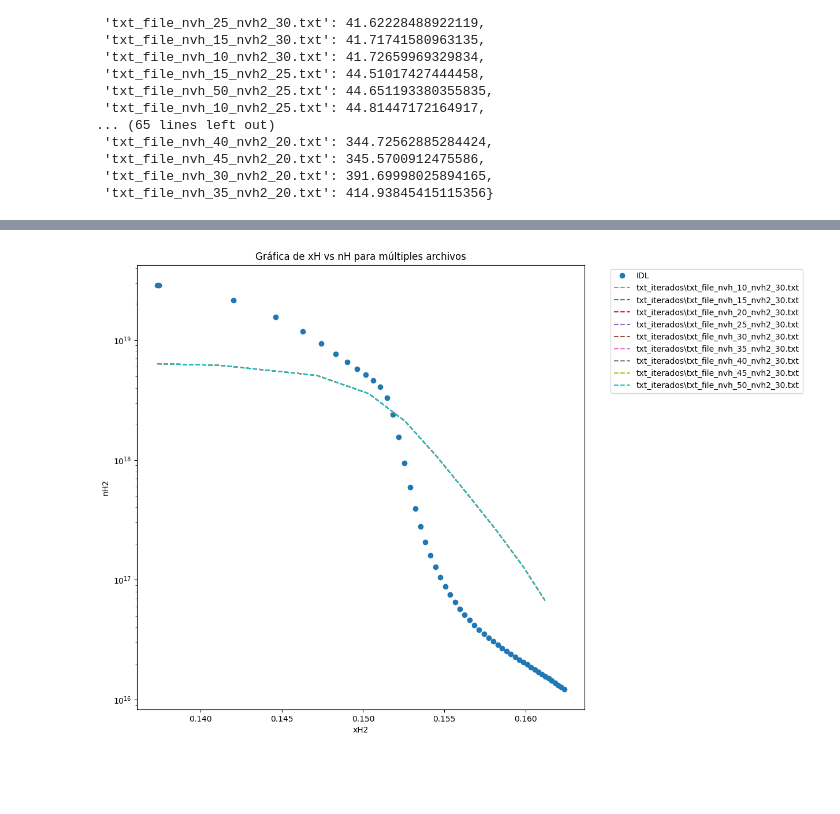
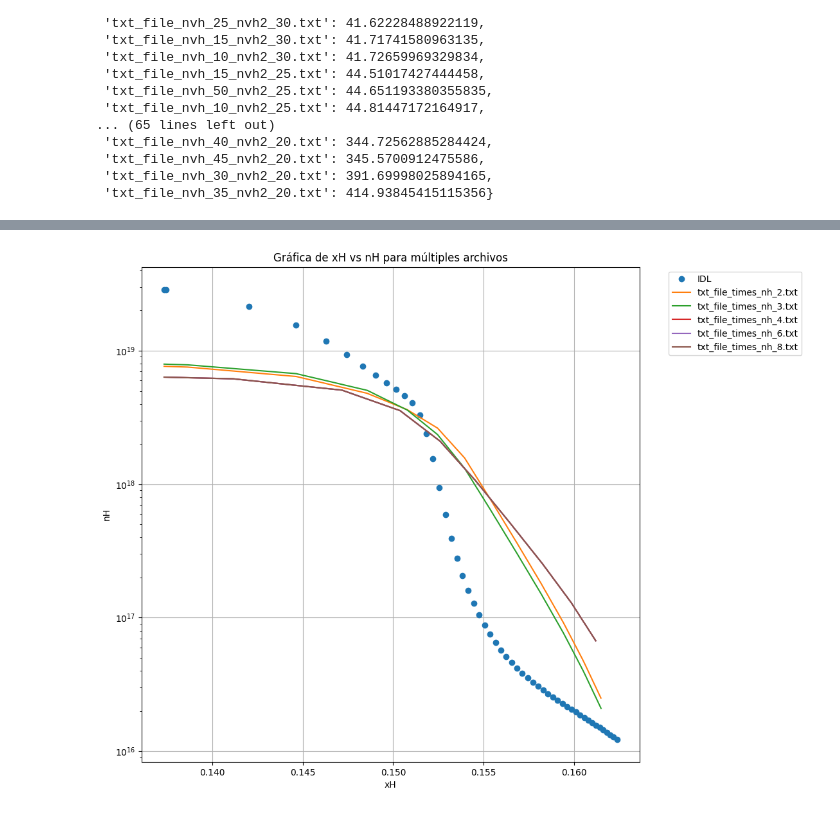
Before and after one commit to W-M-plasma-group/KN1DPy, a Jupyter notebook: tests.ipynb, the cells around one changed output, grey strips where cells are left out. Drawn from its saved outputs; the diff is of its cells as text; code cells hidden in the pictures; blank space fills up the shorter version.

Commit message:
Updated: create_vrvxmesh.py, kn1d_test_varying_times_nh.py, tests.ipynb

```diff
--- a/tests.ipynb
+++ b/tests.ipynb
@@ -112,6 +112,3 @@ sorted_execution_times
  'txt_file_nvh_45_nvh2_20.txt': 345.5700912475586,
  'txt_file_nvh_30_nvh2_20.txt': 391.69998025894165,
  'txt_file_nvh_35_nvh2_20.txt': 414.93845415115356}
-# %%
-for filename, data in all_data.items():
-    print(f"{filename}: {data['tiempo_ejecución']}")
@@ -156,10 +135,10 @@ def read_variable_from_txt(filename, variable_name):
 
 # Buscar todos los archivos que coincidan con el patrón 'txt_file_nvh_*'
 # pattern = 'txt_file_nvh_40_nvh2_30*'
-pattern = 'txt_file_nvh_*'
+pattern = 'txt_iterados/txt_file_nvh_*nvh2_30*'
 file_list = glob.glob(pattern)
 
-fig = plt.figure(figsize=(30,17))
+fig = plt.figure(figsize=(10,10))
 plt.plot(filename_sav['xh'],filename_sav['nh'],'o',label='IDL')
 
 for filename in file_list:
@@ -238,46 +315,29 @@ plt.show()
 # %%
-import glob
-import re
-import matplotlib.pyplot as plt
-from scipy.io import readsav
-
-# Leer el archivo SAV
-filename = readsav('1090904024_950to1050.sav')
-
-def read_variable_from_txt(filepath, variable_name):
-    with open(filepath, 'r') as file:
-        content = file.read()
-
-    # Usar expresión regular para encontrar y extraer los valores de la variable
-    pattern = rf"{variable_name}:\s*\[([^\]]+)\]"
-    match = re.search(pattern, content)
-    if match:
-        values_str = match.group(1)
-        values_list = [float(val) for val in values_str.split()]
-        return values_list
-    else:
-        return None
-
-# Buscar todos los archivos que coincidan con el patrón 'txt_iterados/txt_file_nvh_*'
-pattern = 'txt_iterados/txt_file_nvh_*nvh2_30*'
+filename_sav = readsav('1090904024_950to1050.sav')
+pattern = 'txt_file_times_nh_*.txt'
 file_list = glob.glob(pattern)
 
+
 fig = plt.figure(figsize=(10,10))
-plt.plot(filename['xh2'], filename['nh2'], 'o', label='IDL')
+plt.plot(filename_sav['xh2'],filename_sav['nh2'],'o',label='IDL')
 
-# Leer los valores de xH y nH de cada archivo y graficarlos
-for filepath in file_list:
-    xH = read_variable_from_txt(filepath, 'xH2')
-    nH = read_variable_from_txt(filepath, 'nH2')
-    print(len(xH), len(nH))
+for filename in file_list[:]:
+    xH = read_variable_from_txt(filename, 'xH2')
+    nH = read_variable_from_txt(filename, 'nH2')
+    print(len(xH),len(filename_sav['xh']))
     if xH is not None and nH is not None:
-        plt.plot(xH, nH, '--', label=filepath)
+        # plt.plot(xH, nH,'^' ,label=filename)
+        plt.plot(xH, nH,'-' ,label=filename)
+
 
 # Configurar la gráfica
-plt.xlabel('xH2')
+plt.xlabel('xH')
 plt.yscale('log')
-plt.ylabel('nH2')
+plt.ylabel('nH')
+# plt.xticks(filename_sav['xh'],rotation=90)
+# plt.yticks(nH)
 plt.legend(bbox_to_anchor=(1.05, 1), loc='upper left')
 plt.title('Gráfica de xH vs nH para múltiples archivos')
+plt.grid(True)
 plt.show()
 # %% [output]
@@ -302 +349 @@ hola
-[figure, old version]
+[figure, new version]
```
Also changed, not shown: parts of 8 cells of this notebook, 14 other files.
